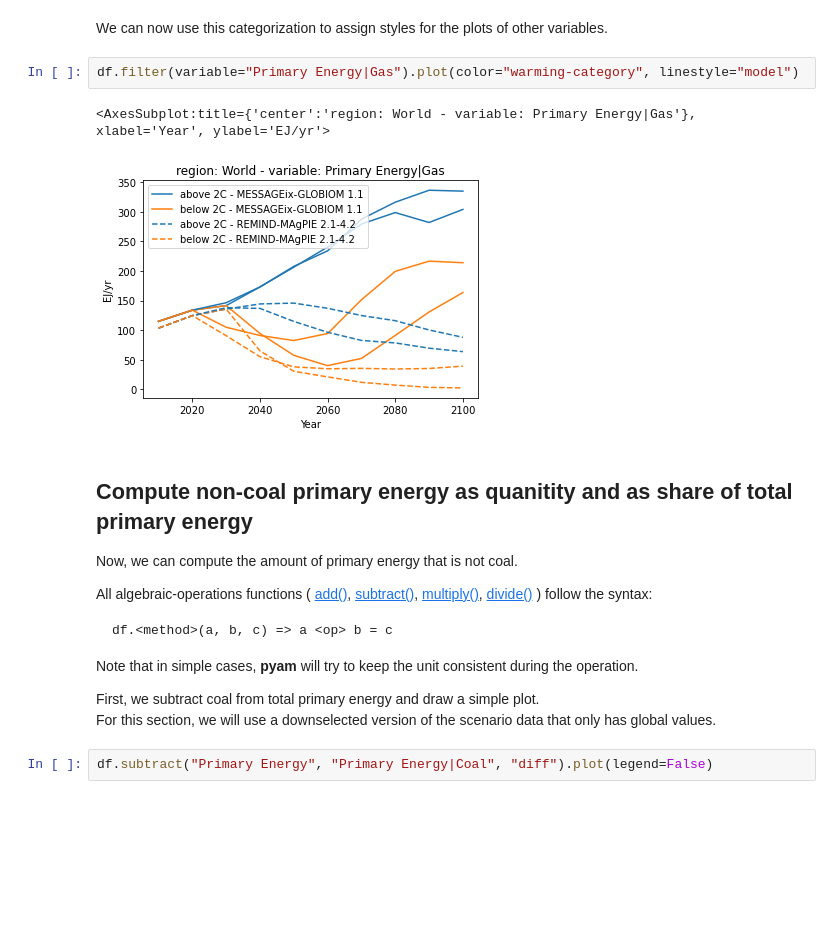
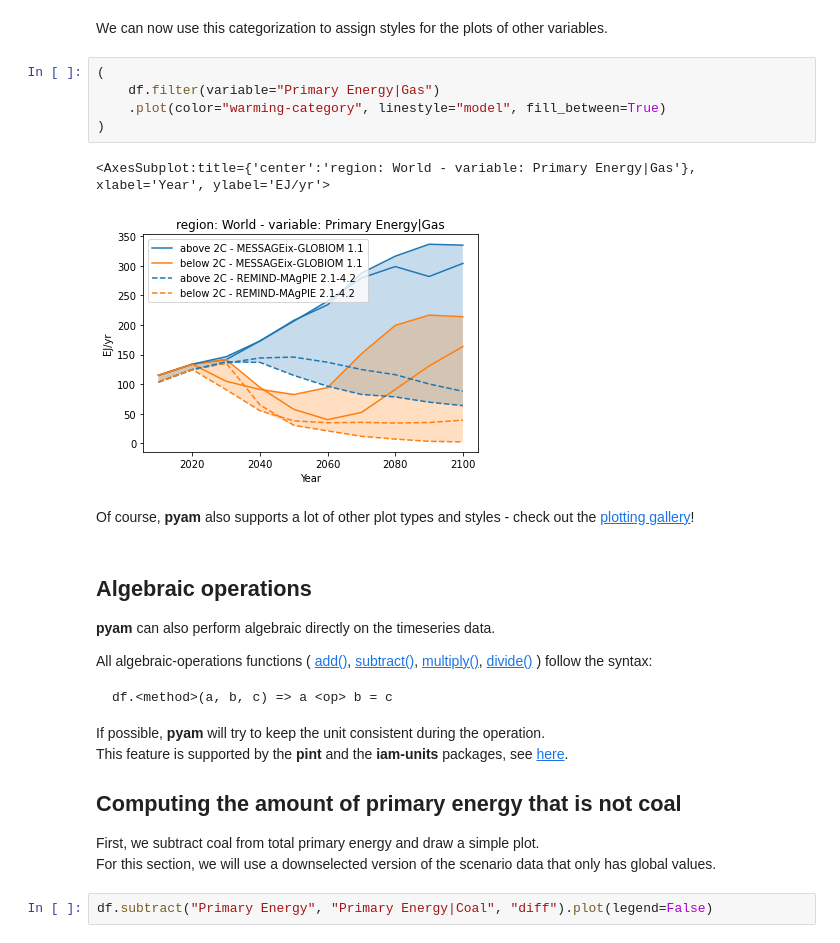
Before and after one commit to danielhuppmann/strommarkttreffen-pyam, a Jupyter notebook: tutorial-notebook.ipynb, the cells around one changed output. Cells and saved outputs as stored; diff of their text form; blank space fills up the shorter version.

Commit message:
Add references to the plotting gallery and the iam-units package

````diff
--- a/tutorial-notebook.ipynb
+++ b/tutorial-notebook.ipynb
@@ -210,14 +210,20 @@ df.meta
 # %% [markdown]
 We can now use this categorization to assign styles for the plots of other variables.
 # %%
-df.filter(variable="Primary Energy|Gas").plot(color="warming-category", linestyle="model")
+(
+    df.filter(variable="Primary Energy|Gas")
+    .plot(color="warming-category", linestyle="model", fill_between=True)
+)
 # %% [output]
 <AxesSubplot:title={'center':'region: World - variable: Primary Energy|Gas'}, xlabel='Year', ylabel='EJ/yr'>
-[figure, old version]
+[figure, new version]
+# %% [markdown]
+Of course, **pyam** also supports a lot of other plot types and styles -
+check out the [plotting gallery](https://pyam-iamc.readthedocs.io/en/stable/gallery/index.html)!
 # %% [markdown]
-## Compute non-coal primary energy as quanitity and as share of total primary energy
+## Algebraic operations
 
-Now, we can compute the amount of primary energy that is not coal.
+**pyam** can also perform algebraic directly on the timeseries data.
 
 All algebraic-operations functions (
 [add()](https://pyam-iamc.readthedocs.io/en/stable/api/iamdataframe.html#pyam.IamDataFrame.add),
@@ -230,7 +236,11 @@ All algebraic-operations functions (
 df.<method>(a, b, c) => a <op> b = c
 ```
 
-Note that in simple cases, **pyam** will try to keep the unit consistent during the operation.
+If possible, **pyam** will try to keep the unit consistent during the operation.
+This feature is supported by the **pint** and the **iam-units** packages,
+see [here](https://github.com/iamconsortium/units).
+
+## Computing the amount of primary energy that is not coal
 
 First, we subtract coal from total primary energy and draw a simple plot.
 For this section, we will use a downselected version of the scenario data that only has global values.
````
Also changed, not shown: parts of 4 cells of this notebook.
